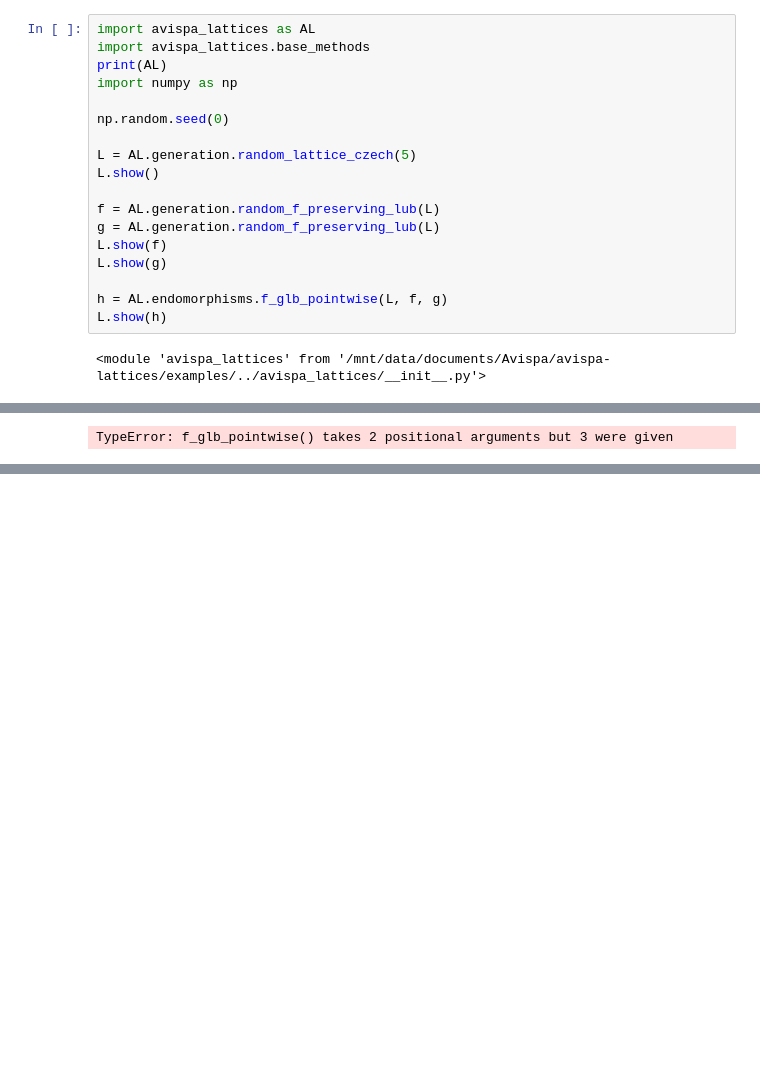
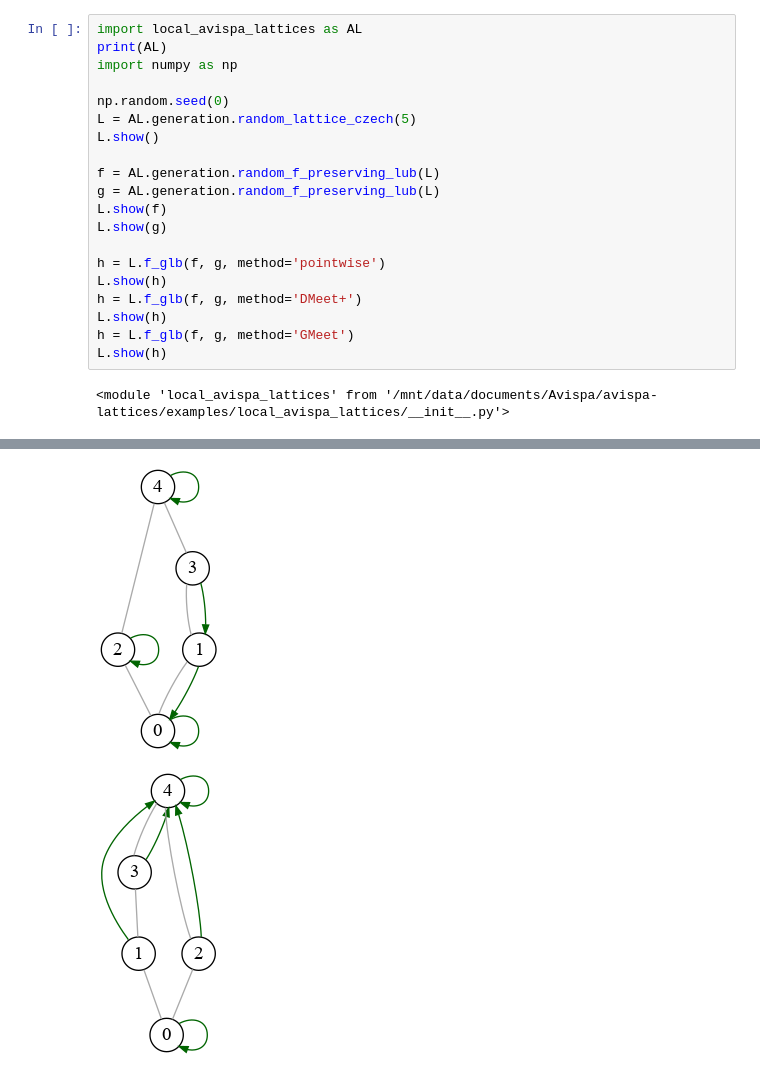
Before and after one commit to caph1993/avispa-lattices, a Jupyter notebook: examples/example_2.ipynb, the cells around one changed output, grey strips where cells are left out. Drawn from its saved outputs; the diff is of its cells as text; blank space fills up the shorter version.

Commit message:
v3.0.6 of avispa-lattices

```diff
--- a/examples/example_2.ipynb
+++ b/examples/example_2.ipynb
@@ -1,11 +1,9 @@
 # %%
-import avispa_lattices as AL
-import avispa_lattices.base_methods
+import local_avispa_lattices as AL
 print(AL)
 import numpy as np
 
 np.random.seed(0)
-
 L = AL.generation.random_lattice_czech(5)
 L.show()
 
@@ -14,11 +12,14 @@ g = AL.generation.random_f_preserving_lub(L)
 L.show(f)
 L.show(g)
 
-h = AL.endomorphisms.f_glb_pointwise(L, f, g)
+h = L.f_glb(f, g, method='pointwise')
 L.show(h)
+h = L.f_glb(f, g, method='DMeet+')
+L.show(h)
+h = L.f_glb(f, g, method='GMeet')
+L.show(h)
 # %% [output]
-<module 'avispa_lattices' from '/mnt/data/documents/Avispa/avispa-lattices/examples/../avispa_lattices/__init__.py'>
+<module 'local_avispa_lattices' from '/mnt/data/documents/Avispa/avispa-lattices/examples/local_avispa_lattices/__init__.py'>
 [figure]
 [figure]
 [figure]
-TypeError: f_glb_pointwise() takes 2 positional arguments but 3 were given
@@ -24,0 +27,2 @@ TypeError: f_glb_pointwise() takes 2 positional arguments but 3 were given
+[figure, added]
+[figure, added]
```
Also changed, not shown: parts of 1 cell of this notebook, 9 other files.
